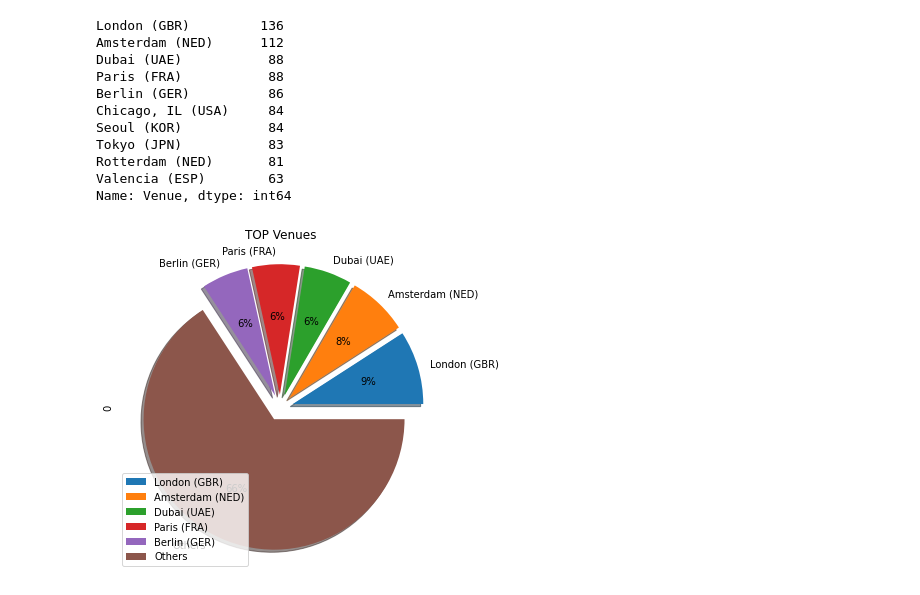
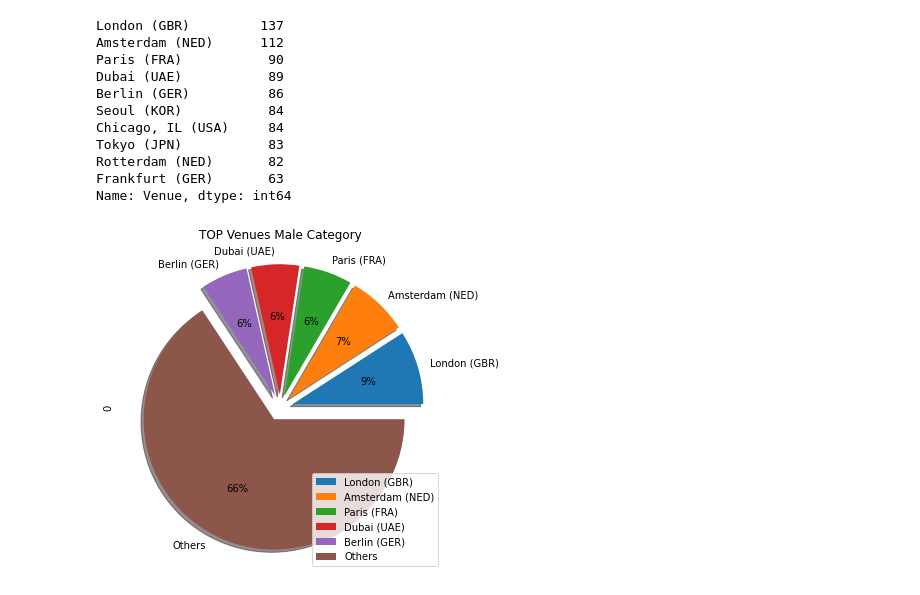
Before and after one commit to medinaale91/Ironhack_final_project, a Jupyter notebook: 03_data_analysis.ipynb, the cells around one changed output. Cells and saved outputs as stored; diff of their text form; code cells hidden in the pictures.

```diff
--- a/03_data_analysis.ipynb
+++ b/03_data_analysis.ipynb
@@ -1,5 +1,5 @@
 # %%
 import pandas as pd
 # %%
-df = pd.read_csv("./output/data_cleaned.csv", index_col="Rank")
+df_top_1500_men = pd.read_csv("./output/data_1500_top_men_cleaned.csv", index_col="Rank")
 # %%
@@ -14,0 +26,3 @@ df.head()
+# %%
+df_women = pd.read_csv("./output/data_women_cleaned.csv", index_col="Rank")
+df_women.head()
@@ -63,45 +156,44 @@ plt.savefig("top_nationalities_pie_chart.png")
 # %%
-top_10 = df["Venue"].value_counts().iloc[:10]
-top_10
+top_10_men_venues = df_top_1500_men["Venue"].value_counts().iloc[:10]
+top_10_men_venues
 # %% [output]
-London (GBR)         136
+London (GBR)         137
 Amsterdam (NED)      112
-Dubai (UAE)           88
-Paris (FRA)           88
+Paris (FRA)           90
+Dubai (UAE)           89
 Berlin (GER)          86
+Seoul (KOR)           84
 Chicago, IL (USA)     84
-Seoul (KOR)           84
 Tokyo (JPN)           83
-Rotterdam (NED)       81
-Valencia (ESP)        63
+Rotterdam (NED)       82
+Frankfurt (GER)       63
 Name: Venue, dtype: int64
 # %%
-# Pie chart del top 5 venues(Berlin, Londres, etc)
+# Pie chart del top 6 venues(Berlin, Londres, etc) en categoria masculina.
 
-#### Filtrar por las ciudades a partir del año 2000?
+men_top_venues = df_top_1500_men["Venue"].value_counts()
+men_dict_venues= dict(men_top_venues)
 
-top_venues = df["Venue"].value_counts()
-dict_venues= dict(top_venues)
-
-other_cities= 0
-dict_top_venues={}
-for k,v in dict_venues.items():
+men_other_cities= 0
+men_dict_top_venues={}
+for k,v in men_dict_venues.items():
     if v<85:
-        other_cities+=v
+        men_other_cities+=v
     else:
-        dict_top_venues[k] = v
+        men_dict_top_venues[k] = v
 
 # Añadimos una nueva entrada en el diccionario llamada "Others", cuyo value es la variable
 # other cities que corresponde a la suma de todas las ciudades cuyos values en
 # el diccionario dict_cities es menor que 85 (Estos values son igual al numero total de
 # apariciones en el dataset inicial).
 
-dict_top_venues["Others"] = other_cities
+men_dict_top_venues["Others"] = men_other_cities
 
-dict_top_venues = pd.DataFrame.from_dict(dict_top_venues, orient='index')
+men_dict_top_venues = pd.DataFrame.from_dict(men_dict_top_venues, orient='index')
 
-dict_top_venues.head(6).plot.pie(autopct='%1.0f%%',explode=[0.1]*6, shadow=True, subplots=True,  figsize=[10,6])
-plt.title("TOP Venues");
-plt.savefig("top_cities_pie_chart.png")
+men_dict_top_venues.head(6).plot.pie(autopct='%1.0f%%',explode=[0.1]*6, shadow=True, subplots=True,  figsize=[10,6])
+plt.legend(loc='lower right')
+plt.title("TOP Venues Male Category");
+plt.savefig("top_6_cities_men_pie_chart.png")
 # %% [output]
-[figure, old version]
+[figure, new version]
```
Also changed, not shown: parts of 28 cells of this notebook, 47 other files.
